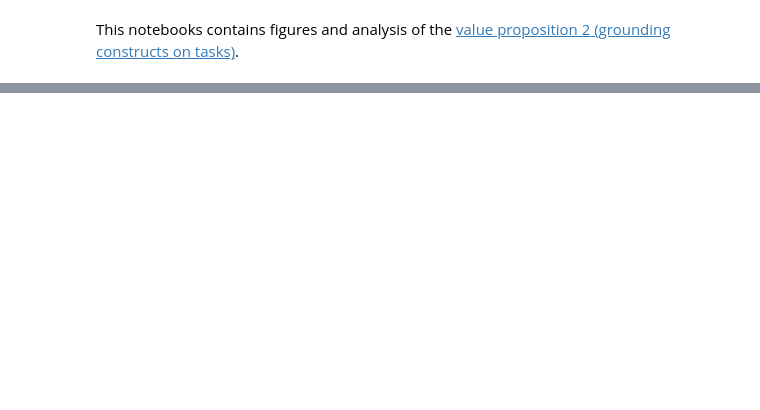
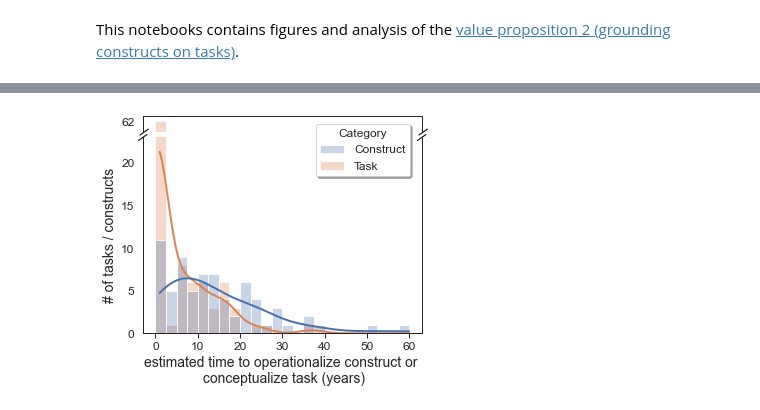
Before and after one commit to morteza/CogText, a Jupyter notebook: notebooks/CogSci2022/Figure 1.ipynb, the cells around one changed output, grey strips where cells are left out. Saved outputs shown, nothing was run; the diff lists cells and outputs as text; code cells hidden in the pictures; blank space fills up the shorter version.

```diff
--- a/notebooks/CogSci2022/Figure 1.ipynb
+++ b/notebooks/CogSci2022/Figure 1.ipynb
@@ -75,0 +85,79 @@ plt.show()
+# %%
+# figure 2: the first time a construct has been operationalized by a task in a publication
+sns.set_context('paper')
+sns.set_style('white')
+
+f, (ax, ax2) = plt.subplots(2, 1, sharex=True, figsize=(5, 4), gridspec_kw={'height_ratios': [1, 12]}
+)
+plt.subplots_adjust(hspace=.05)
+
+sns.histplot(
+  data=times_to_opcon.reset_index(),
+  x=0,
+  binwidth=2.5,
+  ax=ax,
+  alpha=.3,
+  hue='category',
+  legend=False,
+  kde=False)
+
+sns.histplot(
+  data=times_to_opcon.reset_index(),
+  x=0,
+  binwidth=2.5,
+  ax=ax2,
+  alpha=.3,
+  # legend=False,
+  hue='category',
+  kde_kws={'bw_adjust': 1, 'cut': 0, 'clip': (1, None)},
+  line_kws={'lw': 2},
+  kde=True).set(
+    # title=f'Time to the operationalize {n_operationalized_connstructs} constructs \n'
+          # f'(i.e., years taken for the first co-appeared task in {n_articles} articles)',
+)
+
+legend = ax2.get_legend()
+legend.remove()
+ax2.legend(legend.legendHandles,
+          ['Construct','Task'], title='Category',
+          title_fontsize=12,
+          bbox_to_anchor=(.98, 1.1),
+          shadow=True,
+          fontsize=12)
+
+ax.set_ylim(60, 63)
+ax2.set_ylim(0, 23)
+
+ax.spines['bottom'].set_visible(False)
+ax2.spines['top'].set_visible(False)
+# ax.xaxis.tick_top()
+# ax.tick_params(labeltop=False)  # don't put tick labels at the top
+ax2.xaxis.tick_bottom()
+
+
+plt.ylabel('# of tasks / constructs', fontsize=14)
+plt.xlabel('estimated time to operationalize construct or \n conceptualize task (years)', fontsize=14)
+plt.xticks(fontsize=12)
+plt.yticks(fontsize=12)
+
+
+#
+d = .015  # how big to make the diagonal lines in axes coordinates
+# arguments to pass to plot, just so we don't keep repeating them
+kwargs = dict(transform=ax.transAxes, color='k', clip_on=False)
+ax.plot((-d + .005, +d + .005), (-d*12 + .005, +d*12 + 0.005), **kwargs)        # top-left diagonal
+ax.plot((1 - d + .005, 1 + d + .005), (-d*12  + .005, +d*12  + .005), **kwargs)  # top-right diagonal
+
+kwargs.update(transform=ax2.transAxes)  # switch to the bottom axes
+ax2.plot((-d, +d), (1 - d, 1 + d), **kwargs)  # bottom-left diagonal
+ax2.plot((1 - d, 1 + d), (1 - d, 1 + d), **kwargs)  # bottom-right diagonal
+
+ax.set_yticks([62])
+ax.set_yticklabels([62], fontsize=12)
+ax2.set_yticks([0, 5, 10, 15, 20])
+plt.xticks(fontsize=12)
+ax.set(ylabel=None)
+
+plt.show()
+# %% [output]
+[figure, added]
```
Also changed, not shown: parts of 2 cells of this notebook, 2 other files.
